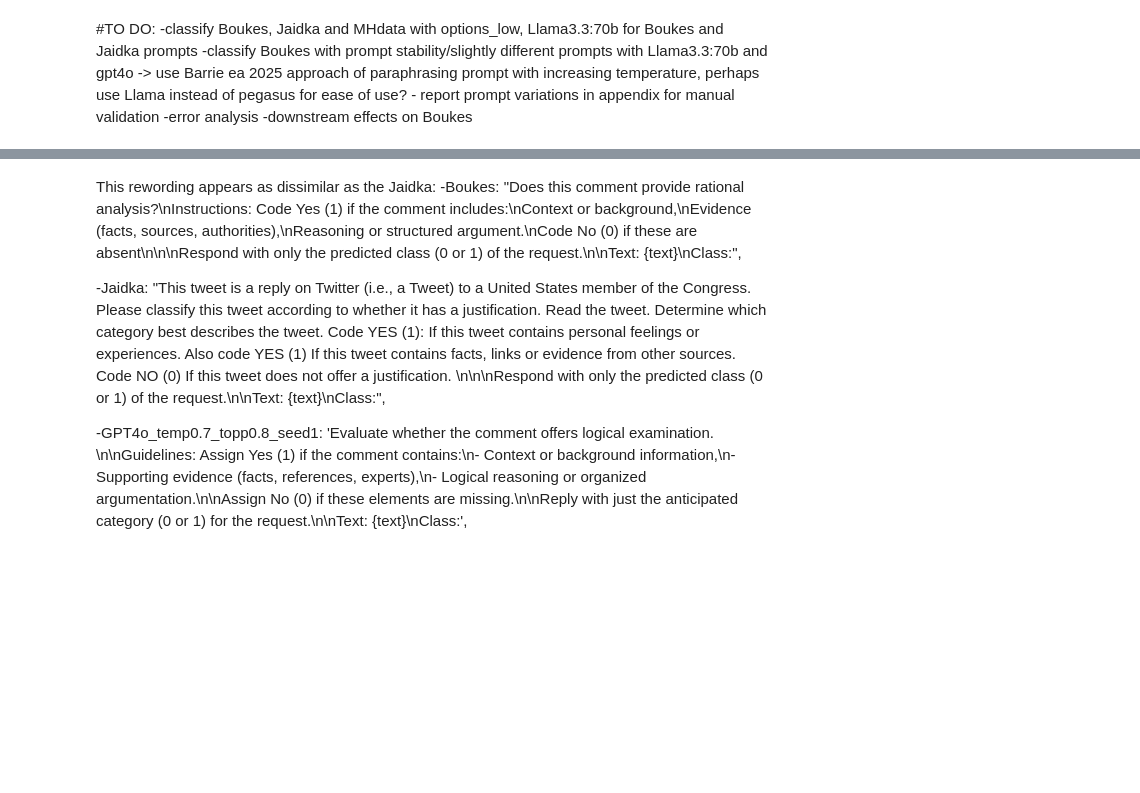
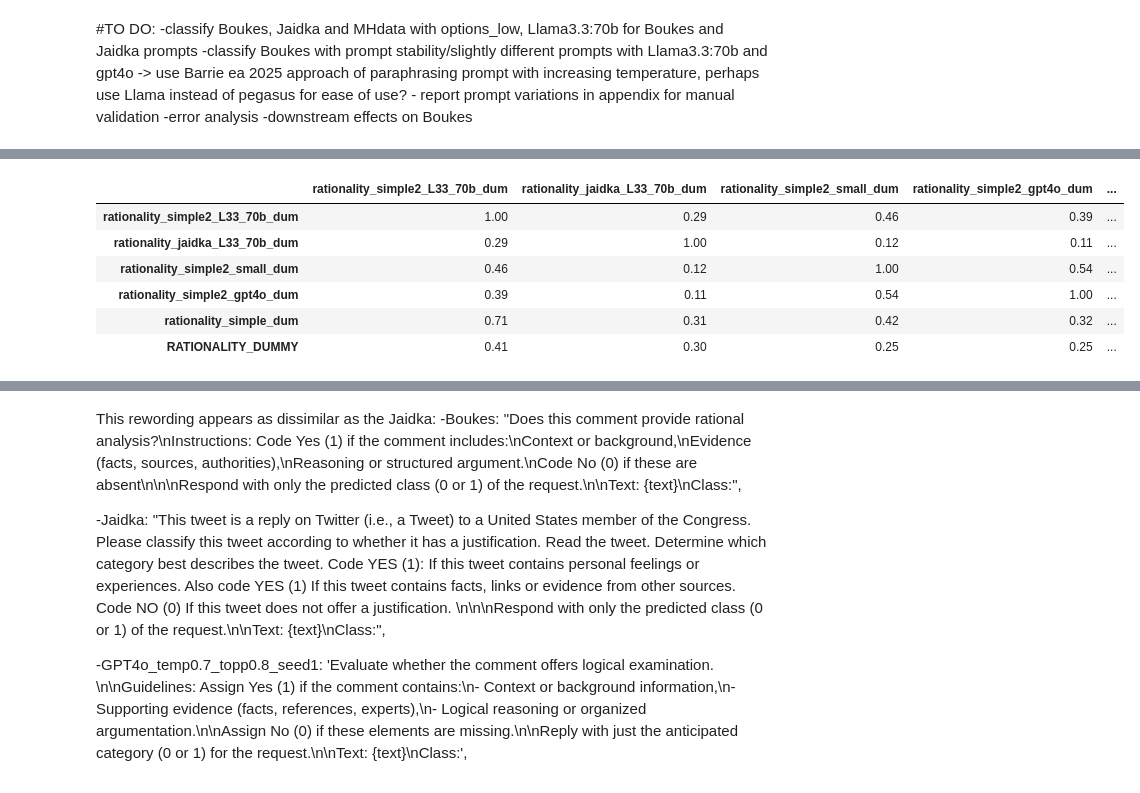
Before and after one commit to cl-trier/TWON-Exploration, a Jupyter notebook: 50--GLLM-annotation-bias-analysis.ipynb, the cells around one changed output, grey strips where cells are left out. Drawn from its saved outputs; the diff is of its cells as text; code cells hidden in the pictures; blank space fills up the shorter version.

```diff
--- a/50--GLLM-annotation-bias-analysis.ipynb
+++ b/50--GLLM-annotation-bias-analysis.ipynb
@@ -308,0 +801,6 @@ KeyboardInterrupt:
+# %%
+#join to the dataset:
+for _, preds in predictions_MH_Q72b.items():
+    print(preds.value_counts())
+    print("-" * 42)
+    MHclemm = MHclemm.join(preds, rsuffix='_Q25_72b')
@@ -308,0 +862,27 @@ KeyboardInterrupt:
+# %%
+#need to make sure all new columns have the proper suffix:
+#rename the columns ['civility_jaidka', 'incivility_jaidka', 'rationality_jaidka']:
+dataset_w_pred_2 = dataset_w_pred_2.rename(columns={
+  'incivility_para2': 'incivility_para2_Q25_72b',
+ 'incivility_simpa1':   'incivility_simpa1_Q25_72b',
+ 'interactivity_acknowledgement_simple_para2': 'interactivity_acknowledgement_simple_para2_Q25_72b',
+ 'interactivity_acknowledgement_simple_simpa1': 'interactivity_acknowledgement_simple_simpa1_Q25_72b',
+ 'political_ideology_US_para2': 'political_ideology_US_para2_Q25_72b',
+ 'political_ideology_US_simpa1': 'political_ideology_US_simpa1_Q25_72b',
+ 'political_post_para2': 'political_post_para2_Q25_72b',
+ 'political_post_simpa1': 'political_post_simpa1_Q25_72b',
+ 'rationality_simple2_para2': 'rationality_simple2_para2_Q25_72b',
+ 'rationality_simple2_simpa1': 'rationality_simple2_simpa1_Q25_72b'
+})
+dataset_w_pred_anon = dataset_w_pred_anon.rename(columns={
+  'incivility_para2': 'incivility_para2_Q25_72b',
+ 'incivility_simpa1':   'incivility_simpa1_Q25_72b',
+ 'interactivity_acknowledgement_simple_para2': 'interactivity_acknowledgement_simple_para2_Q25_72b',
+ 'interactivity_acknowledgement_simple_simpa1': 'interactivity_acknowledgement_simple_simpa1_Q25_72b',
+ 'political_ideology_US_para2': 'political_ideology_US_para2_Q25_72b',
+ 'political_ideology_US_simpa1': 'political_ideology_US_simpa1_Q25_72b',
+ 'political_post_para2': 'political_post_para2_Q25_72b',
+ 'political_post_simpa1': 'political_post_simpa1_Q25_72b',
+ 'rationality_simple2_para2': 'rationality_simple2_para2_Q25_72b',
+ 'rationality_simple2_simpa1': 'rationality_simple2_simpa1_Q25_72b'
+})
@@ -308,0 +893,20 @@ KeyboardInterrupt:
+# %%
+dataset_w_pred_anon.loc[:, 'rationality_simple2_L33_70b_dum'] = dataset_w_pred_anon.loc[:, 'rationality_simple2_L33_70b'].map({"Yes": 1, "No":0}).fillna(0).astype(int)
+dataset_w_pred_anon.loc[:, 'rationality_jaidka_L33_70b_dum'] = dataset_w_pred_anon.loc[:, 'rationality_jaidka_L33_70b'].map({"Yes": 1, "No":0}).fillna(0).astype(int)
+dataset_w_pred_anon.loc[:, 'incivility_simple2_L33_70b_dum'] = dataset_w_pred_anon.loc[:, 'incivility_simple2_L33_70b'].map({"Yes": 1, "No":0}).fillna(0).astype(int)
+dataset_w_pred_anon.loc[:, 'incivility_jaidka_L33_70b_dum'] = dataset_w_pred_anon.loc[:, 'incivility_jaidka_L33_70b'].map({"Yes": 1, "No":0}).fillna(0).astype(int)
+dataset_w_pred_anon.loc[:, 'political_post_jaidka_L33_70b_dum'] = dataset_w_pred_anon.loc[:, 'political_post_jaidka_L33_70b'].map({"Yes": 1, "No":0}).fillna(0).astype(int)
+dataset_w_pred_anon.loc[:, 'political_post_L33_70b_dum'] = dataset_w_pred_anon.loc[:, 'political_post_L33_70b'].map({"political": 1, "non-political":0}).fillna(0).astype(int)
+# %%
+#feasability check:
+#do annotations of Llama3.3:70b correlate with gpt4o?
+dataset_w_pred_anon.loc[:, ['rationality_simple2_L33_70b_dum', 'rationality_jaidka_L33_70b_dum', 'rationality_simple2_small_dum', 'rationality_simple2_gpt4o_dum', 'rationality_simple_dum', 'RATIONALITY_DUMMY']] \
+    .corr(method='pearson').round(2)
+# %% [output]
+|  | rationality_simple2_L33_70b_dum | rationality_jaidka_L33_70b_dum | rationality_simple2_small_dum | rationality_simple2_gpt4o_dum | ... |
+| rationality_simple2_L33_70b_dum | 1.00 | 0.29 | 0.46 | 0.39 | ... |
+| rationality_jaidka_L33_70b_dum | 0.29 | 1.00 | 0.12 | 0.11 | ... |
+| rationality_simple2_small_dum | 0.46 | 0.12 | 1.00 | 0.54 | ... |
+| rationality_simple2_gpt4o_dum | 0.39 | 0.11 | 0.54 | 1.00 | ... |
+| rationality_simple_dum | 0.71 | 0.31 | 0.42 | 0.32 | ... |
+| RATIONALITY_DUMMY | 0.41 | 0.30 | 0.25 | 0.25 | ... |
```
Also changed, not shown: parts of 73 cells of this notebook, 22 other files.
